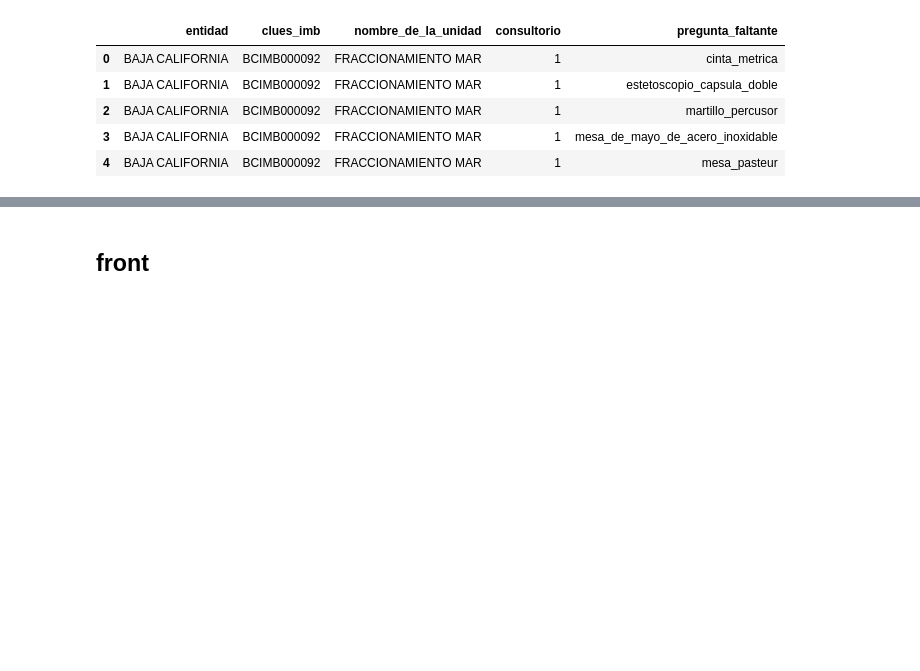
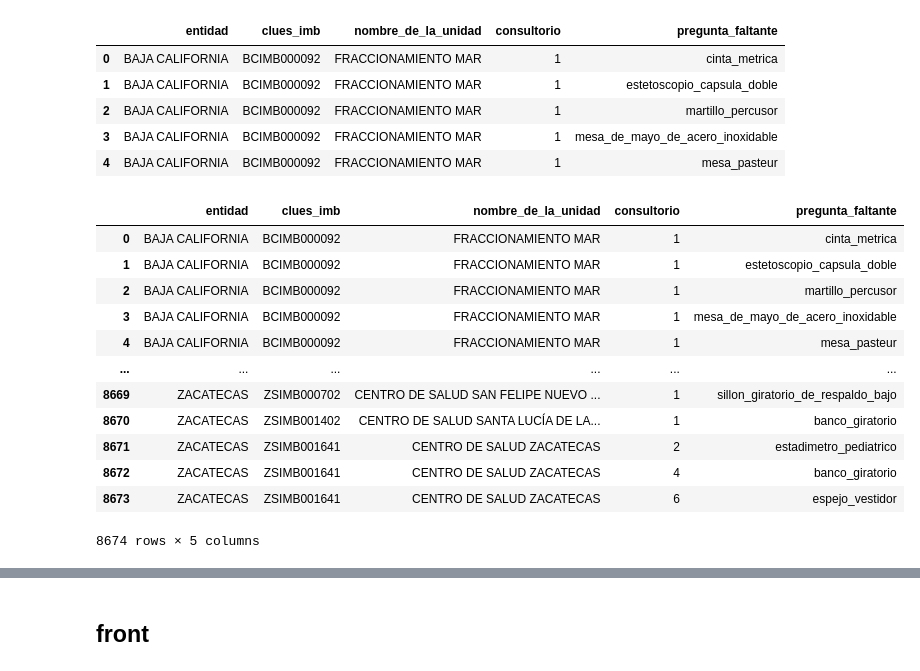
Before and after one commit to servicios-imss-b/formulario-ang, a Jupyter notebook: formu_angelesII.ipynb, the cells around one changed output, grey strips where cells are left out. Saved outputs shown, nothing was run; the diff lists cells and outputs as text; code cells hidden in the pictures; blank space fills up the shorter version.

```diff
--- a/formu_angelesII.ipynb
+++ b/formu_angelesII.ipynb
@@ -923,6 +923,22 @@ Detalle de faltantes con consultorio (primeras filas):
 | 2 | BAJA CALIFORNIA | BCIMB000092 | FRACCIONAMIENTO MAR | 1 | martillo_percusor |
 | 3 | BAJA CALIFORNIA | BCIMB000092 | FRACCIONAMIENTO MAR | 1 | mesa_de_mayo_de_acero_inoxidable |
 | 4 | BAJA CALIFORNIA | BCIMB000092 | FRACCIONAMIENTO MAR | 1 | mesa_pasteur |
+# %%
+faltantes_por_consultorio
+# %% [output]
+|  | entidad | clues_imb | nombre_de_la_unidad | consultorio | pregunta_faltante |
+| 0 | BAJA CALIFORNIA | BCIMB000092 | FRACCIONAMIENTO MAR | 1 | cinta_metrica |
+| 1 | BAJA CALIFORNIA | BCIMB000092 | FRACCIONAMIENTO MAR | 1 | estetoscopio_capsula_doble |
+| 2 | BAJA CALIFORNIA | BCIMB000092 | FRACCIONAMIENTO MAR | 1 | martillo_percusor |
+| 3 | BAJA CALIFORNIA | BCIMB000092 | FRACCIONAMIENTO MAR | 1 | mesa_de_mayo_de_acero_inoxidable |
+| 4 | BAJA CALIFORNIA | BCIMB000092 | FRACCIONAMIENTO MAR | 1 | mesa_pasteur |
+| ... | ... | ... | ... | ... | ... |
+| 8669 | ZACATECAS | ZSIMB000702 | CENTRO DE SALUD SAN FELIPE NUEVO ... | 1 | sillon_giratorio_de_respaldo_bajo |
+| 8670 | ZACATECAS | ZSIMB001402 | CENTRO DE SALUD SANTA LUCÍA DE LA... | 1 | banco_giratorio |
+| 8671 | ZACATECAS | ZSIMB001641 | CENTRO DE SALUD ZACATECAS | 2 | estadimetro_pediatrico |
+| 8672 | ZACATECAS | ZSIMB001641 | CENTRO DE SALUD ZACATECAS | 4 | banco_giratorio |
+| 8673 | ZACATECAS | ZSIMB001641 | CENTRO DE SALUD ZACATECAS | 6 | espejo_vestidor |
+8674 rows × 5 columns
 # %%
 tabla_llenado_consultorio
 # %% [output]
```
Also changed, not shown: parts of 11 cells of this notebook, 7 other files.
